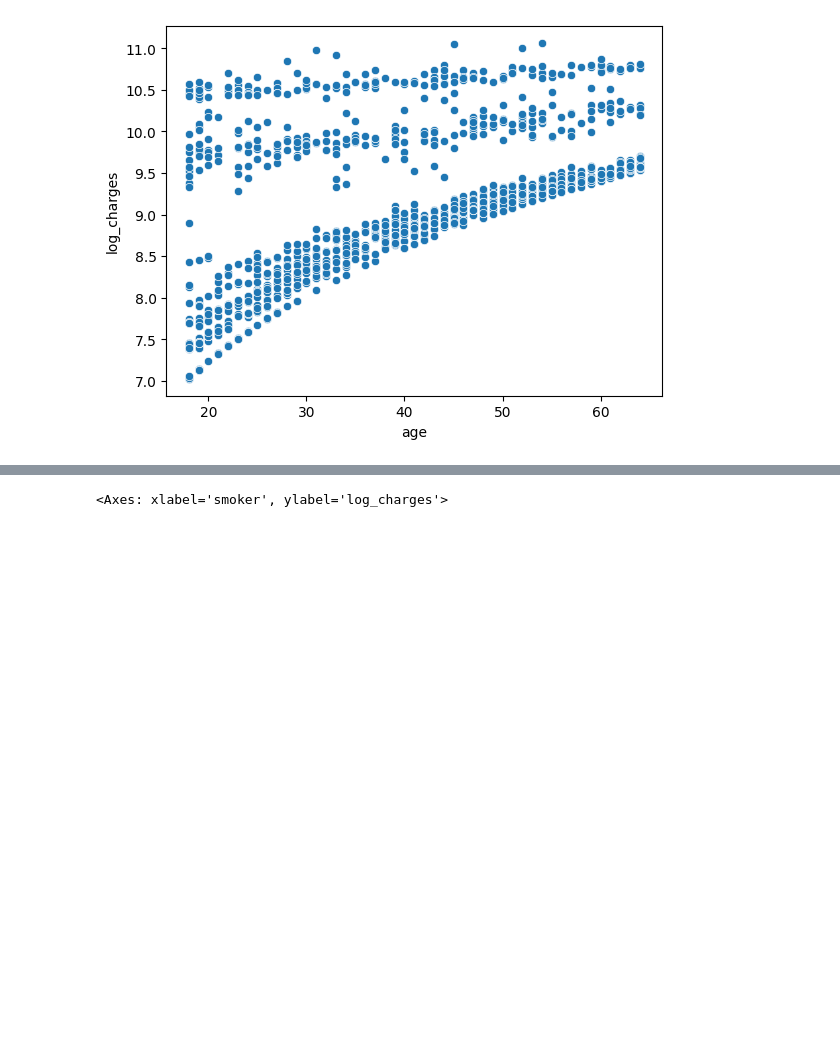
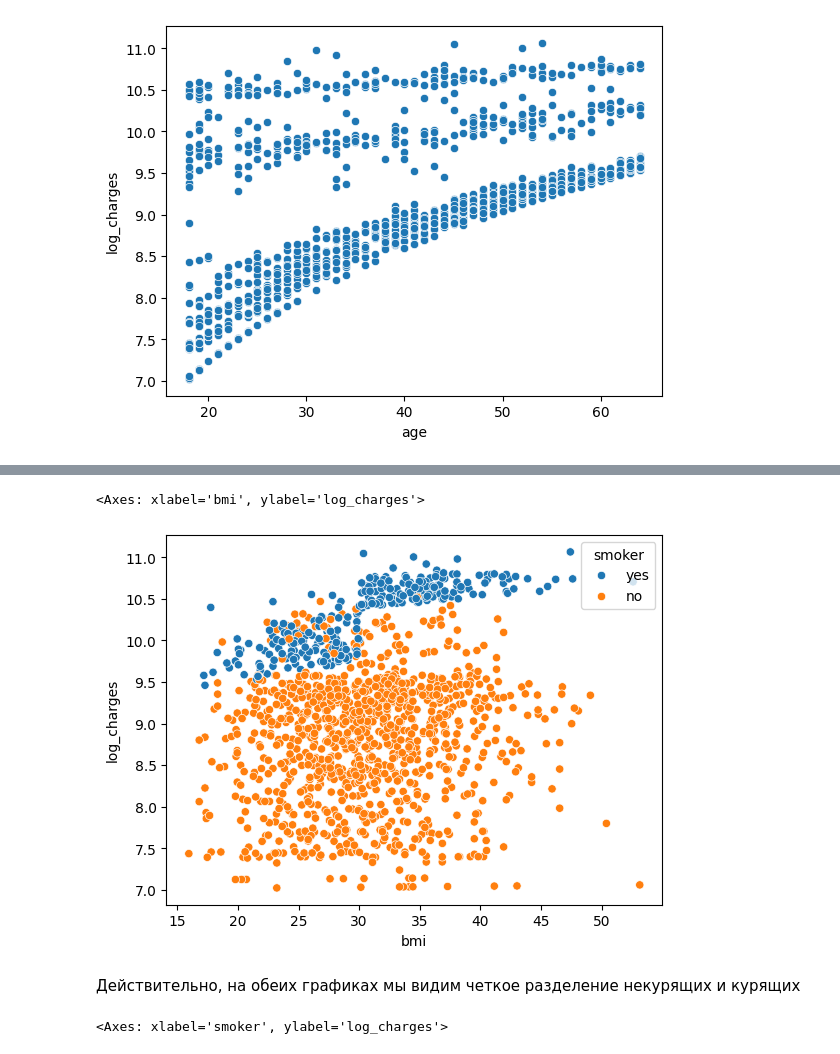
Before and after one commit to IslamDyshoko/insurance-price-predictor, a Jupyter notebook: eda.ipynb, the cells around one changed output, grey strips where cells are left out. Cells and saved outputs as stored; diff of their text form; code cells hidden in the pictures; blank space fills up the shorter version.

```diff
--- a/eda.ipynb
+++ b/eda.ipynb
@@ -291,3 +297,10 @@ sns.scatterplot(data=df, x='age', y='log_charges')
+# %%
+sns.scatterplot(data=df,x='bmi',y='log_charges',hue='smoker')
+# %% [output]
+<Axes: xlabel='bmi', ylabel='log_charges'>
+[figure, added]
+# %% [markdown]
+Действительно, на обеих графиках мы видим четкое разделение некурящих и курящих
 # %%
 sns.boxplot(data=df, x='smoker', y='log_charges')
 # %% [output]
```
Also changed, not shown: parts of 4 cells of this notebook, 1 other file.
